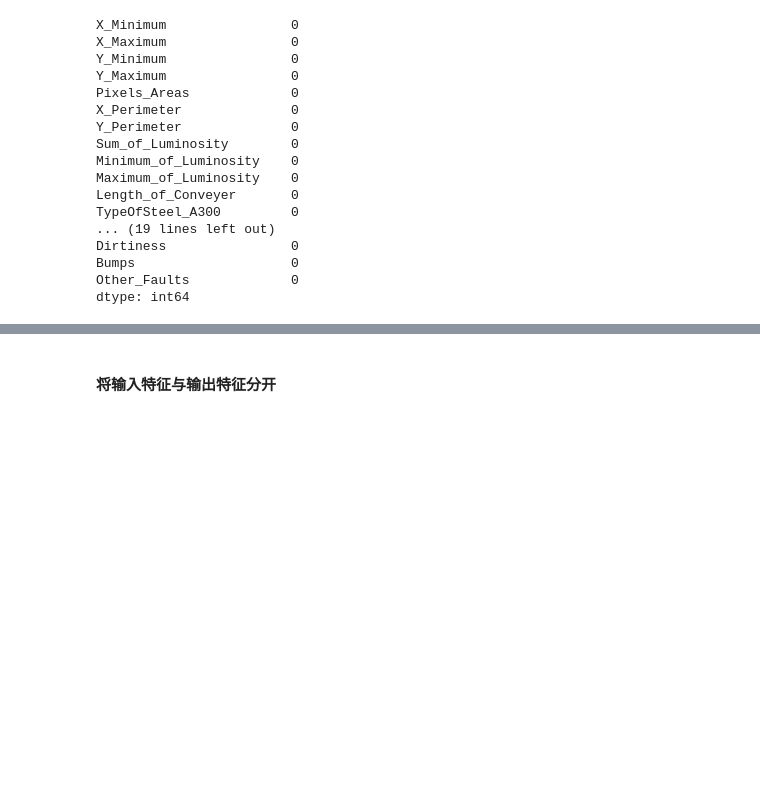
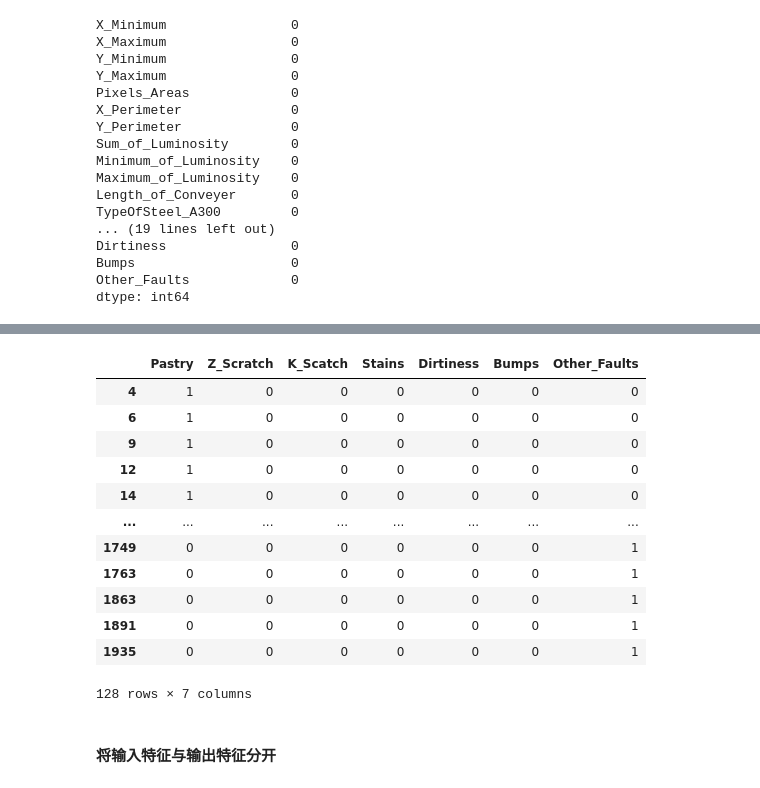
Before and after one commit to lwlwlwlwlw/Strip-surface-defect-classification-identification, a Jupyter notebook: q2/main.ipynb, the cells around one changed output, grey strips where cells are left out. Cells and saved outputs as stored; diff of their text form; code cells hidden in the pictures; blank space fills up the shorter version.

```diff
--- a/q2/main.ipynb
+++ b/q2/main.ipynb
@@ -83,3 +86,24 @@ for i in range(1, 27, 1):
+# %%
+# 2.局部离群值因子法(LOF)
+clf = LocalOutlierFactor(n_neighbors=20)  # 近邻数是超参数，20为默认值，一般取该值效果不错
+dataset_LOF_copy = dataset[['X_Minimum', 'X_Maximum', 'Y_Minimum', 'Y_Maximum', 'Pixels_Areas', 'X_Perimeter', 'Y_Perimeter', 'Sum_of_Luminosity', 'Minimum_of_Luminosity', 'Maximum_of_Luminosity', 'Length_of_Conveyer', 'Steel_Plate_Thickness', 'Edges_Index', 'Empty_Index', 'Square_Index', 'Outside_X_Index', 'Edges_X_Index', 'Edges_Y_Index', 'LogOfAreas', 'Log_X_Index', 'Log_Y_Index', 'Orientation_Index', 'Luminosity_Index', 'SigmoidOfAreas']].copy()
+y_pred = clf.fit_predict(np.array(dataset_LOF_copy))  # 结果中-1表离群样本，1表正常样本
+LOF_arr = dataset[['Pastry', 'Z_Scratch', 'K_Scatch', 'Stains', 'Dirtiness', 'Bumps', 'Other_Faults']][y_pred==-1]
+LOF_arr
+# %% [output]
+|  | Pastry | Z_Scratch | K_Scatch | Stains | Dirtiness | Bumps | Other_Faults |
+| 4 | 1 | 0 | 0 | 0 | 0 | 0 | 0 |
+| 6 | 1 | 0 | 0 | 0 | 0 | 0 | 0 |
+| 9 | 1 | 0 | 0 | 0 | 0 | 0 | 0 |
+| 12 | 1 | 0 | 0 | 0 | 0 | 0 | 0 |
+| 14 | 1 | 0 | 0 | 0 | 0 | 0 | 0 |
+| ... | ... | ... | ... | ... | ... | ... | ... |
+| 1749 | 0 | 0 | 0 | 0 | 0 | 0 | 1 |
+| 1763 | 0 | 0 | 0 | 0 | 0 | 0 | 1 |
+| 1863 | 0 | 0 | 0 | 0 | 0 | 0 | 1 |
+| 1891 | 0 | 0 | 0 | 0 | 0 | 0 | 1 |
+| 1935 | 0 | 0 | 0 | 0 | 0 | 0 | 1 |
+128 rows × 7 columns
 # %% [markdown]
 #### 将输入特征与输出特征分开
 # %%
```
Also changed, not shown: parts of 2 cells of this notebook, 2 other files.
